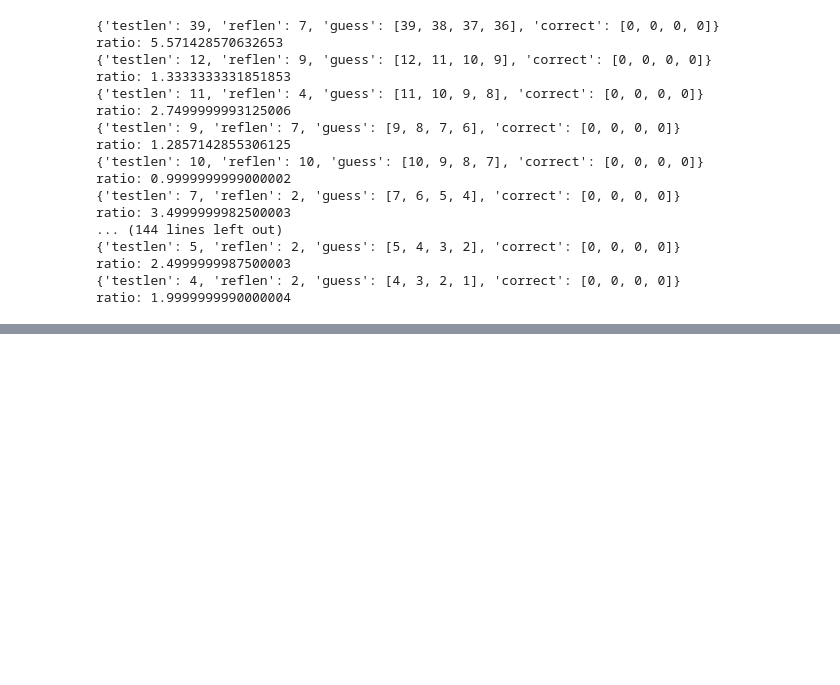
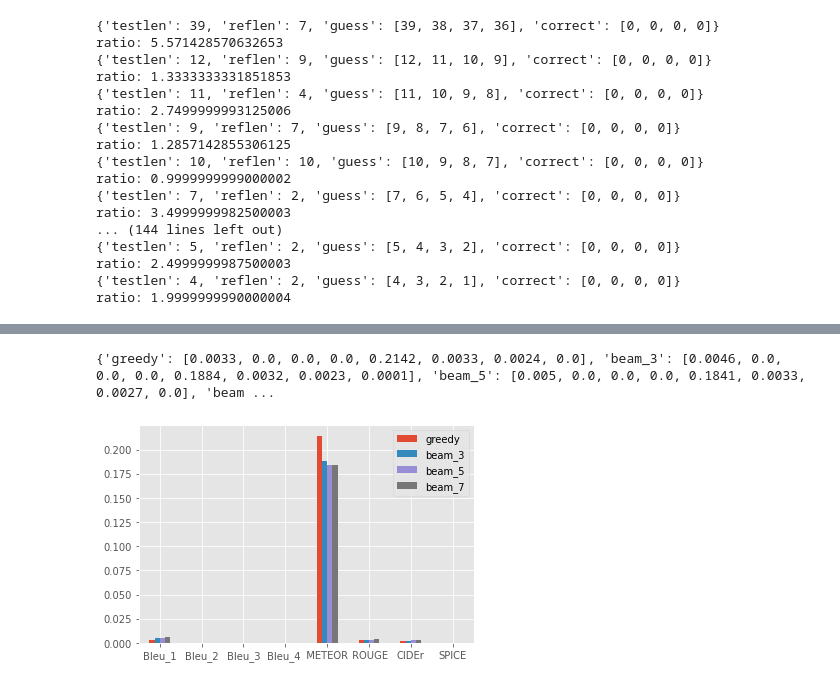
Before and after one commit to Shifath472533/All-Image-captioning-models-and-links-for-data-sets-in-Bangla, a Jupyter notebook: ResNet_Bangla_with_CNN.ipynb, the cells around one changed output, grey strips where cells are left out. Drawn from its saved outputs; the diff is of its cells as text; code cells hidden in the pictures; blank space fills up the shorter version.

```diff
--- a/ResNet_Bangla_with_CNN.ipynb
+++ b/ResNet_Bangla_with_CNN.ipynb
@@ -891,3 +892,24 @@ Predicted Caption for Beam Search, k=7:
 ['মিলে সেন্তু জেলা খাচ্ছে।']
 Scores for Beam Search, k=7:
 {'Bleu_1': 2.499999999375e-16, 'Bleu_2': 2.8867513451061596e-16, 'Bleu_3': 3.4668063705012784e-16, 'Bleu_4': 4.518010015696094e-16, 'METEOR': 0.15909090909090906, 'ROUGE_L': 0.0, 'CIDEr': 0.0, 'SPICE' ...
+# %%
+import matplotlib.pyplot as plt
+%matplotlib inline
+plt.style.use('ggplot')
+# %%
+data = {}
+for search_type in scores['pycoco']:
+    data[search_type] = []
+    for metric in scores['pycoco'][search_type]:
+        data[search_type].append(round(scores['pycoco'][search_type][metric],4))
+
+print(data)
+# %% [output]
+{'greedy': [0.0033, 0.0, 0.0, 0.0, 0.2142, 0.0033, 0.0024, 0.0], 'beam_3': [0.0046, 0.0, 0.0, 0.0, 0.1884, 0.0032, 0.0023, 0.0001], 'beam_5': [0.005, 0.0, 0.0, 0.0, 0.1841, 0.0033, 0.0027, 0.0], 'beam ...
+# %%
+metrics = ['Bleu_1', 'Bleu_2', 'Bleu_3', 'Bleu_4 ', '  METEOR  ', ' ROUGE', 'CIDEr', 'SPICE']
+# %%
+df = pd.DataFrame(data, index=metrics)
+ax = df.plot.bar(rot=0)
+# %% [output]
+[figure, added]
```
Also changed, not shown: parts of 12 cells of this notebook.
